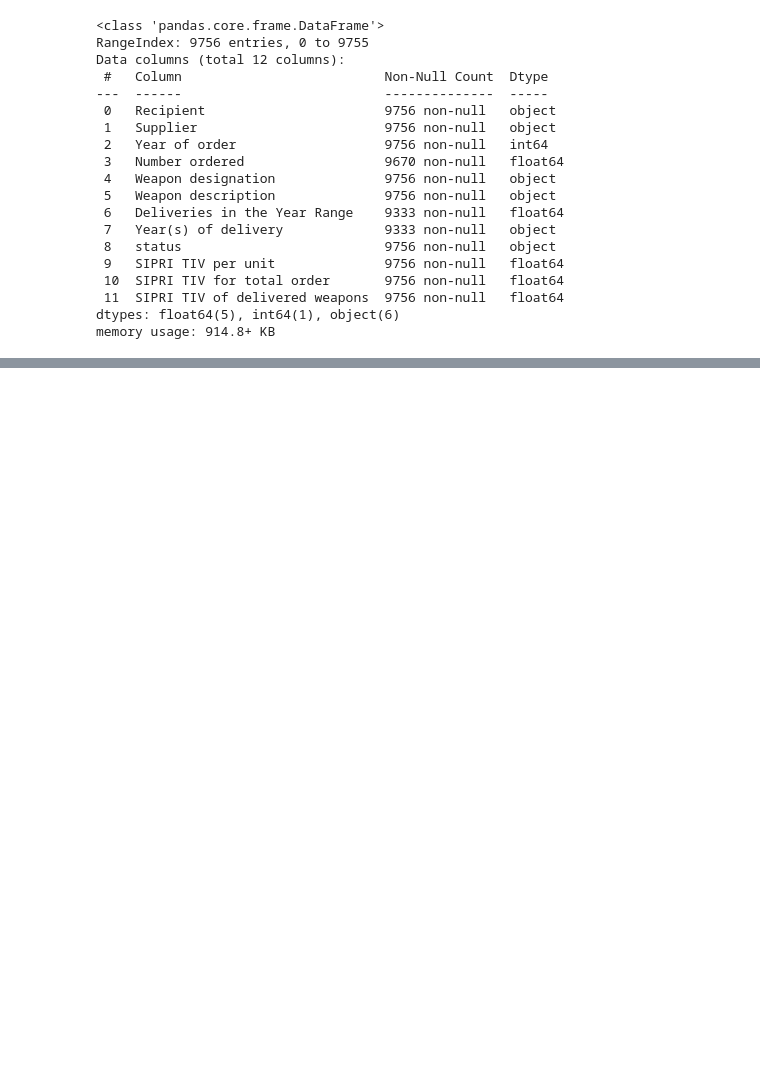
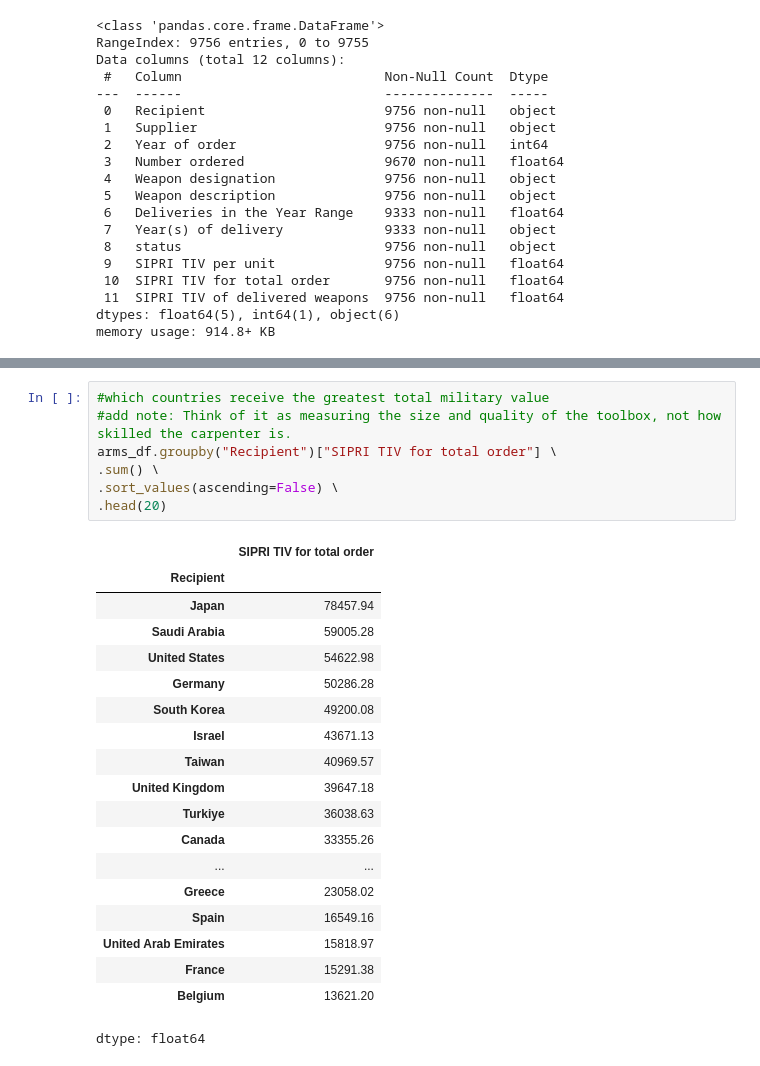
Before and after one commit to Requiessss/DATA-science-prj, a Jupyter notebook: Main_prj.ipynb, the cells around one changed output, grey strips where cells are left out. Drawn from its saved outputs; the diff is of its cells as text; blank space fills up the shorter version.

```diff
--- a/Main_prj.ipynb
+++ b/Main_prj.ipynb
@@ -39,0 +156,27 @@ arms_df.to_csv("arms_transfers_final_clean.csv", index=False)
+# %%
+#which countries receive the greatest total military value
+#add note: Think of it as measuring the size and quality of the toolbox, not how skilled the carpenter is.
+arms_df.groupby("Recipient")["SIPRI TIV for total order"] \
+.sum() \
+.sort_values(ascending=False) \
+.head(20)
+# %% [output]
+|  | SIPRI TIV for total order |
+| Recipient |  |
+| Japan | 78457.94 |
+| Saudi Arabia | 59005.28 |
+| United States | 54622.98 |
+| Germany | 50286.28 |
+| South Korea | 49200.08 |
+| Israel | 43671.13 |
+| Taiwan | 40969.57 |
+| United Kingdom | 39647.18 |
+| Turkiye | 36038.63 |
+| Canada | 33355.26 |
+| ... | ... |
+| Greece | 23058.02 |
+| Spain | 16549.16 |
+| United Arab Emirates | 15818.97 |
+| France | 15291.38 |
+| Belgium | 13621.20 |
+dtype: float64
```
Also changed, not shown: parts of 14 cells of this notebook.
